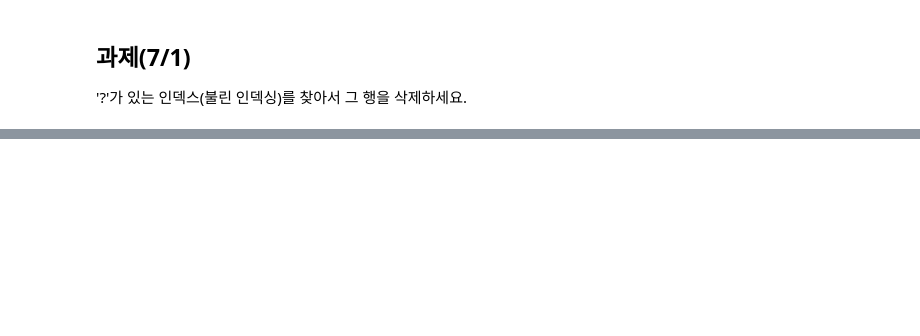
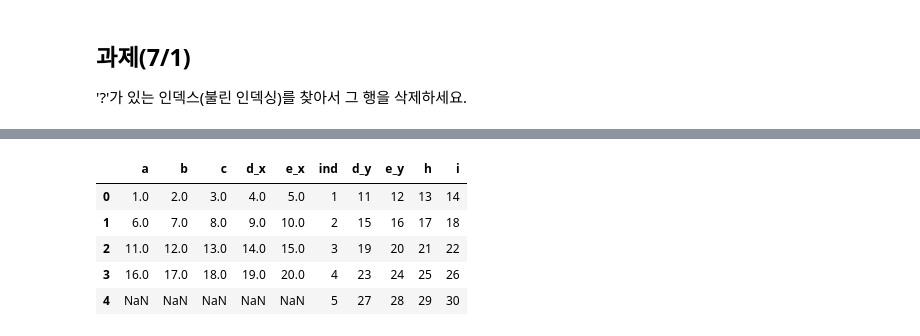
Before and after one commit to bnv20/kdt7, a Jupyter notebook: m2_분석라이브러리활용/pandas/응용.ipynb, the cells around one changed output, grey strips where cells are left out. Saved outputs shown, nothing was run; the diff lists cells and outputs as text; code cells hidden in the pictures; blank space fills up the shorter version.

```diff
--- a/m2_분석라이브러리활용/pandas/응용.ipynb
+++ b/m2_분석라이브러리활용/pandas/응용.ipynb
@@ -496,0 +725,7 @@ auto_df.head()
+# %%
+data1 = np.arange(1,21).reshape(4,5)
+data2 = np.arange(11,31).reshape(5,4)
+df1 = pd.DataFrame(data1, columns=list('abcde'))
+df2 = pd.DataFrame(data2, columns=list('dehi'))
+print(df1,'\n')
+print(df2)
@@ -496,0 +745,4 @@ auto_df.head()
+# %%
+df1['ind'] = [1,2,3,4]
+df2['ind'] = [1,2,3,4,5]
+df1
@@ -496,0 +755,9 @@ auto_df.head()
+# %%
+pd.merge(df1,df2,on='ind',how='outer')
+# %% [output]
+|  | a | b | c | d_x | e_x | ind | d_y | e_y | h | i |
+| 0 | 1.0 | 2.0 | 3.0 | 4.0 | 5.0 | 1 | 11 | 12 | 13 | 14 |
+| 1 | 6.0 | 7.0 | 8.0 | 9.0 | 10.0 | 2 | 15 | 16 | 17 | 18 |
+| 2 | 11.0 | 12.0 | 13.0 | 14.0 | 15.0 | 3 | 19 | 20 | 21 | 22 |
+| 3 | 16.0 | 17.0 | 18.0 | 19.0 | 20.0 | 4 | 23 | 24 | 25 | 26 |
+| 4 | NaN | NaN | NaN | NaN | NaN | 5 | 27 | 28 | 29 | 30 |
```
Also changed, not shown: parts of 46 cells of this notebook.
